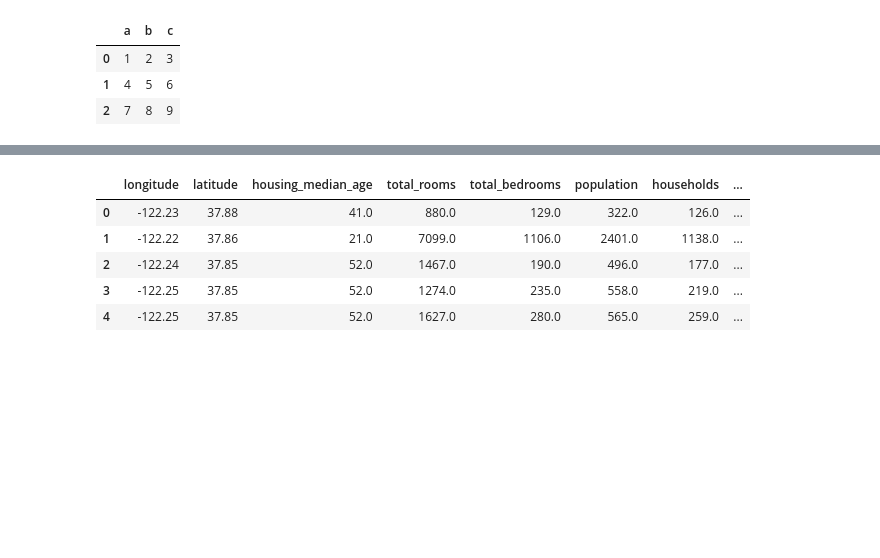
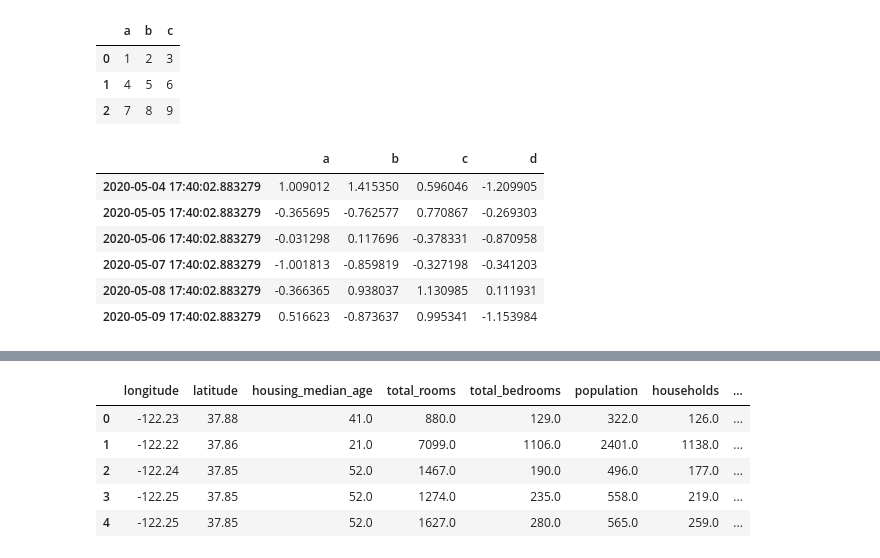
Before and after one commit to iamonmars/notebooks, a Jupyter notebook: basics/pandas/Pandas.ipynb, the cells around one changed output, grey strips where cells are left out. Drawn from its saved outputs; the diff is of its cells as text; code cells hidden in the pictures; blank space fills up the shorter version.

```diff
--- a/basics/pandas/Pandas.ipynb
+++ b/basics/pandas/Pandas.ipynb
@@ -31,3 +40,21 @@ df2
 | 0 | 1 | 2 | 3 |
 | 1 | 4 | 5 | 6 |
 | 2 | 7 | 8 | 9 |
+# %%
+# Define data sequence
+dates = pd.date_range("today", periods=6)
+# Create random number dimensinal matrix by np
+num_arr = np.random.randn(6,4)
+# Column could be anything, not only numbers
+columns = ["a", "b", "c", "d"]
+# Create data frame
+df3 = pd.DataFrame(num_arr, index=dates, columns=columns)
+df3
+# %% [output]
+|  | a | b | c | d |
+| 2020-05-04 17:40:02.883279 | 1.009012 | 1.415350 | 0.596046 | -1.209905 |
+| 2020-05-05 17:40:02.883279 | -0.365695 | -0.762577 | 0.770867 | -0.269303 |
+| 2020-05-06 17:40:02.883279 | -0.031298 | 0.117696 | -0.378331 | -0.870958 |
+| 2020-05-07 17:40:02.883279 | -1.001813 | -0.859819 | -0.327198 | -0.341203 |
+| 2020-05-08 17:40:02.883279 | -0.366365 | 0.938037 | 1.130985 | 0.111931 |
+| 2020-05-09 17:40:02.883279 | 0.516623 | -0.873637 | 0.995341 | -1.153984 |
```
Also changed, not shown: parts of 26 cells of this notebook, 1 other file.
